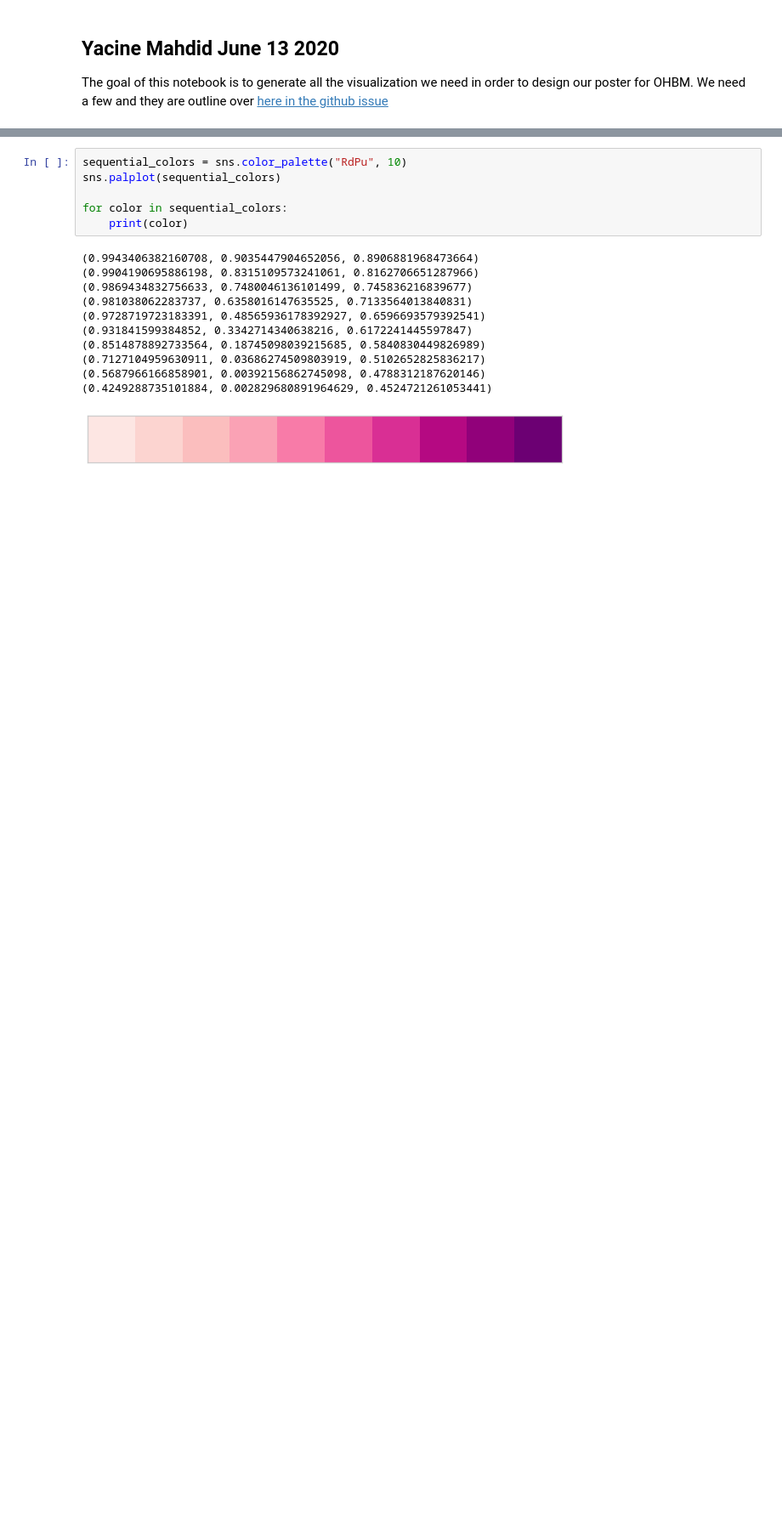
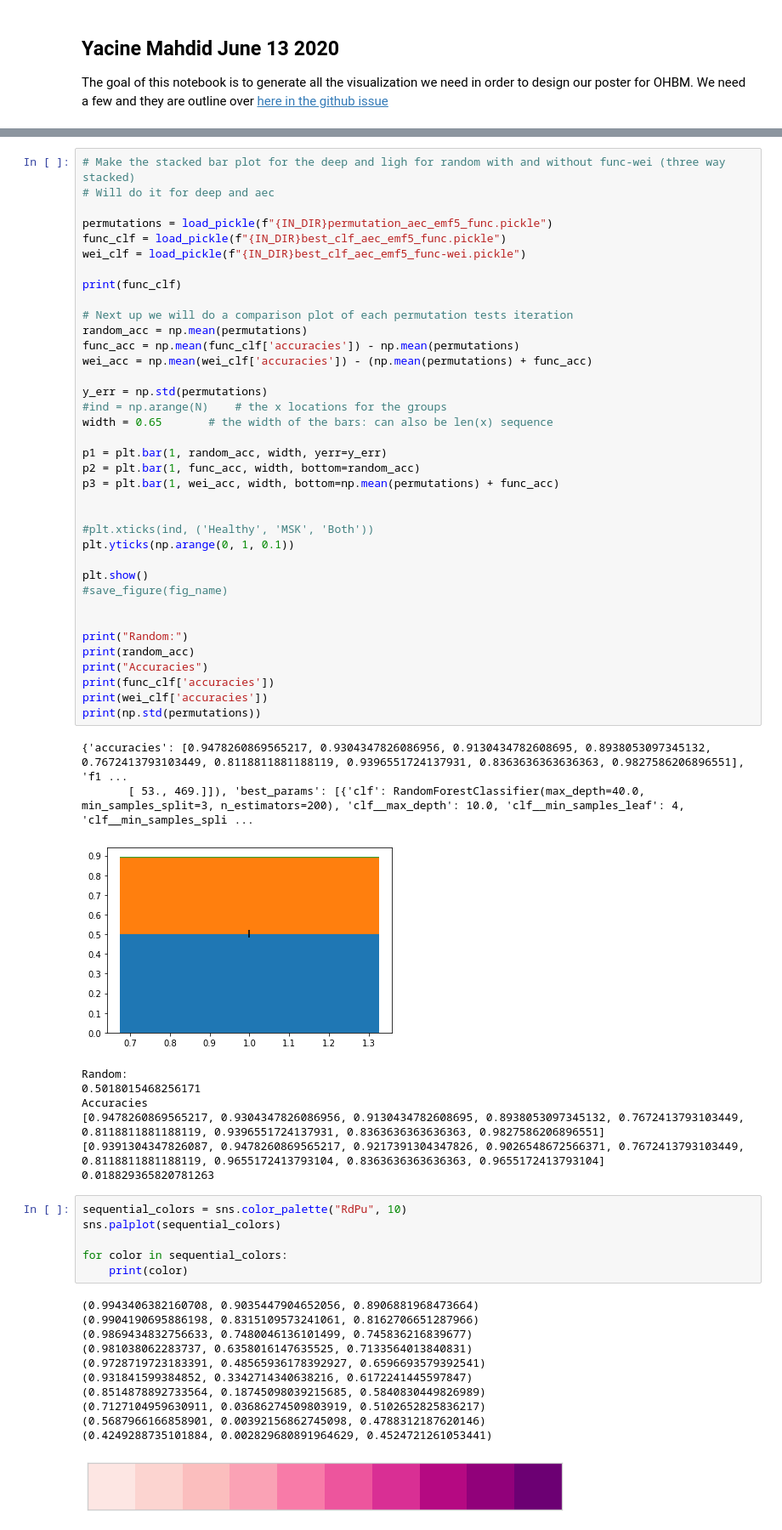
Before and after one commit to BIAPT/AEC-wPLI-comparison, a Jupyter notebook: milestones/2_ohbm_2020_poster_presentation/generate_visualization.ipynb, the cells around one changed output, grey strips where cells are left out. Shown at 85% size. Drawn from its saved outputs; the diff is of its cells as text; blank space fills up the shorter version.

```diff
--- a/milestones/2_ohbm_2020_poster_presentation/generate_visualization.ipynb
+++ b/milestones/2_ohbm_2020_poster_presentation/generate_visualization.ipynb
@@ -73,3 +112,50 @@ Binarized, Weighted
+# %%
+# Make the stacked bar plot for the deep and ligh for random with and without func-wei (three way stacked)
+# Will do it for deep and aec
+
+permutations = load_pickle(f"{IN_DIR}permutation_aec_emf5_func.pickle")
+func_clf = load_pickle(f"{IN_DIR}best_clf_aec_emf5_func.pickle")
+wei_clf = load_pickle(f"{IN_DIR}best_clf_aec_emf5_func-wei.pickle")
+
+print(func_clf)
+
+# Next up we will do a comparison plot of each permutation tests iteration
+random_acc = np.mean(permutations)
+func_acc = np.mean(func_clf['accuracies']) - np.mean(permutations)
+wei_acc = np.mean(wei_clf['accuracies']) - (np.mean(permutations) + func_acc)
+
+y_err = np.std(permutations)
+#ind = np.arange(N)    # the x locations for the groups
+width = 0.65       # the width of the bars: can also be len(x) sequence
+
+p1 = plt.bar(1, random_acc, width, yerr=y_err)
+p2 = plt.bar(1, func_acc, width, bottom=random_acc)
+p3 = plt.bar(1, wei_acc, width, bottom=np.mean(permutations) + func_acc)
+
+
+#plt.xticks(ind, ('Healthy', 'MSK', 'Both'))
+plt.yticks(np.arange(0, 1, 0.1))
+
+plt.show()
+#save_figure(fig_name)
+
+
+print("Random:")
+print(random_acc)
+print("Accuracies")
+print(func_clf['accuracies'])
+print(wei_clf['accuracies'])
+print(np.std(permutations))
+# %% [output]
+{'accuracies': [0.9478260869565217, 0.9304347826086956, 0.9130434782608695, 0.8938053097345132, 0.7672413793103449, 0.8118811881188119, 0.9396551724137931, 0.8363636363636363, 0.9827586206896551], 'f1 ...
+       [ 53., 469.]]), 'best_params': [{'clf': RandomForestClassifier(max_depth=40.0, min_samples_split=3, n_estimators=200), 'clf__max_depth': 10.0, 'clf__min_samples_leaf': 4, 'clf__min_samples_spli ...
+[figure, added]
+Random:
+0.5018015468256171
+Accuracies
+[0.9478260869565217, 0.9304347826086956, 0.9130434782608695, 0.8938053097345132, 0.7672413793103449, 0.8118811881188119, 0.9396551724137931, 0.8363636363636363, 0.9827586206896551]
+[0.9391304347826087, 0.9478260869565217, 0.9217391304347826, 0.9026548672566371, 0.7672413793103449, 0.8118811881188119, 0.9655172413793104, 0.8363636363636363, 0.9655172413793104]
+0.018829365820781263
 # %%
 sequential_colors = sns.color_palette("RdPu", 10)
 sns.palplot(sequential_colors)
```
Also changed, not shown: parts of 4 cells of this notebook, 2 other files.
